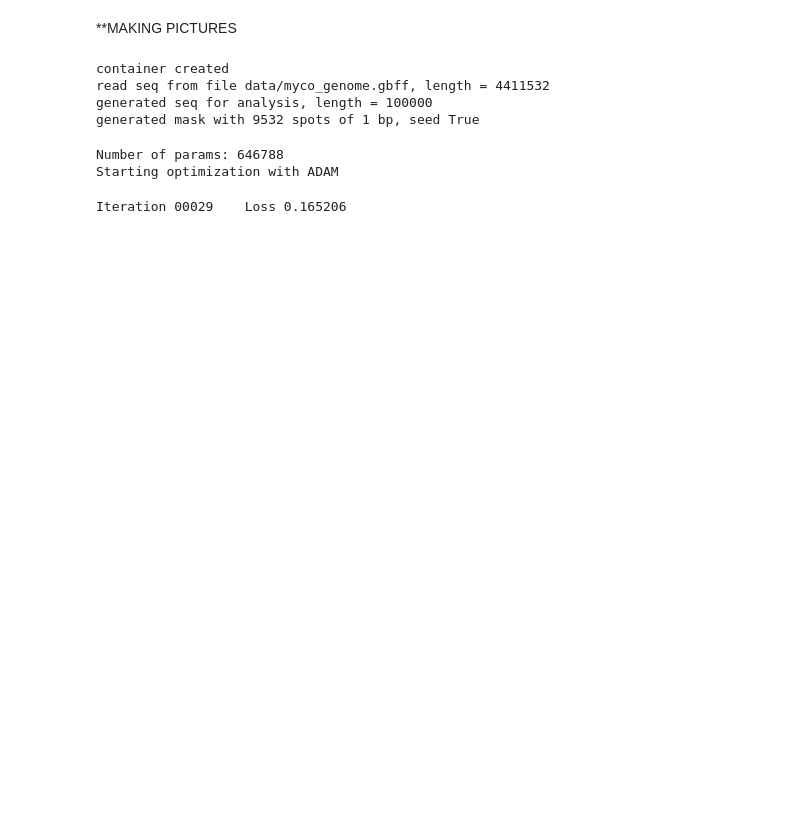
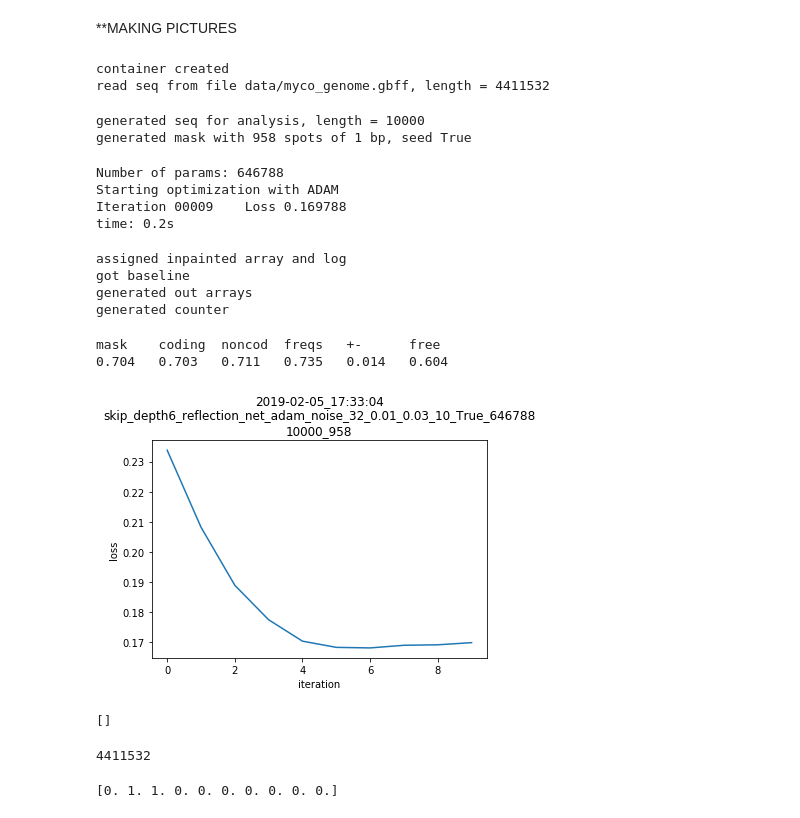
Before and after one commit to litvinanna/deep-image-prior, a Jupyter notebook: inpainting_genome.ipynb, the cells around one changed output. Cells and saved outputs as stored; diff of their text form; code cells hidden in the pictures; blank space fills up the shorter version.

Commit message:
inpaintinglog objet

```diff
--- a/inpainting_genome.ipynb
+++ b/inpainting_genome.ipynb
@@ -319,18 +383,20 @@ class Container:
+# %%
+container = Container()
+container.read_seq(remote_genome)
+# %% [output]
+container created
+read seq from file data/myco_genome.gbff, length = 4411532
 # %%
-container = Container()
-container.read_seq(remote_genome)
-container.generate_seq(length = 100000)
+container.generate_seq(length = 10000)
 container.generate_mask(seed=True)
 # %% [output]
-container created
-read seq from file data/myco_genome.gbff, length = 4411532
-generated seq for analysis, length = 100000
-generated mask with 9532 spots of 1 bp, seed True
+generated seq for analysis, length = 10000
+generated mask with 958 spots of 1 bp, seed True
 # %%
 start_time = time.time()
 
 i = 0
-out_np, loss = inpainting(container, cuda=False, iterations = 500)
+out_np, inpaintinglog = inpainting(container, cuda=True, iterations = 10)
 
 elapsed_time = time.time() - start_time
 
@@ -338,13 +404,28 @@ print("\ntime: {:.3}s".format(elapsed_time))
 # %% [output]
 Number of params: 646788
 Starting optimization with ADAM
+Iteration 00009    Loss 0.169788
+time: 0.2s
-Iteration 00029    Loss 0.165206
 # %%
-container.inpaint(out_np)
+container.inpaint(out_np, inpaintinglog)
 container.baseline()
 container.generate_out()
 container.generate_counter()
+# %% [output]
+assigned inpainted array and log
+got baseline
+generated out arrays
+generated counter
 # %%
-container.print_results(description)
+container.print_results()
+# %% [output]
+mask    coding  noncod  freqs   +-      free
+0.704   0.703   0.711   0.735   0.014   0.604
+# %%
+container.inpaintinglog.plot_loss(False, container.length, container.length_mask)
+# %% [output]
+[figure, added]
 # %%
-print(container.counter)
+print(container.inpaintinglog.loss)
+# %% [output]
+[]
@@ -359,18 +432,22 @@ plt.show()
 # %%
-from Bio import SeqIO
-iterator = SeqIO.parse(remote_genome, "genbank")
-record = next(iterator)
+# from Bio import SeqIO
+# iterator = SeqIO.parse(remote_genome, "genbank")
+# record = next(iterator)
 
-# print(record.annotations.keys())
-# print(record.features[0].type)
-# print(dir(record.features[5].location))
-# print(record.features[5].location.start)
-# for f in record.features:
-#     print(f.type)
-#     print(f.location.start)
+# # print(record.annotations.keys())
+# # print(record.features[0].type)
+# # print(dir(record.features[5].location))
+# # print(record.features[5].location.start)
+# # for f in record.features:
+# #     print(f.type)
+# #     print(f.location.start)
 
-print(len(record.seq))
+# print(len(record.seq))
+# %% [output]
+4411532
 # %%
-x = np.zeros(10)
-x[1:3] = 1
-print(x)
+# x = np.zeros(10)
+# x[1:3] = 1
+# print(x)
+# %% [output]
+[0. 1. 1. 0. 0. 0. 0. 0. 0. 0.]
```
Also changed, not shown: parts of 9 cells of this notebook, 1 other file.
